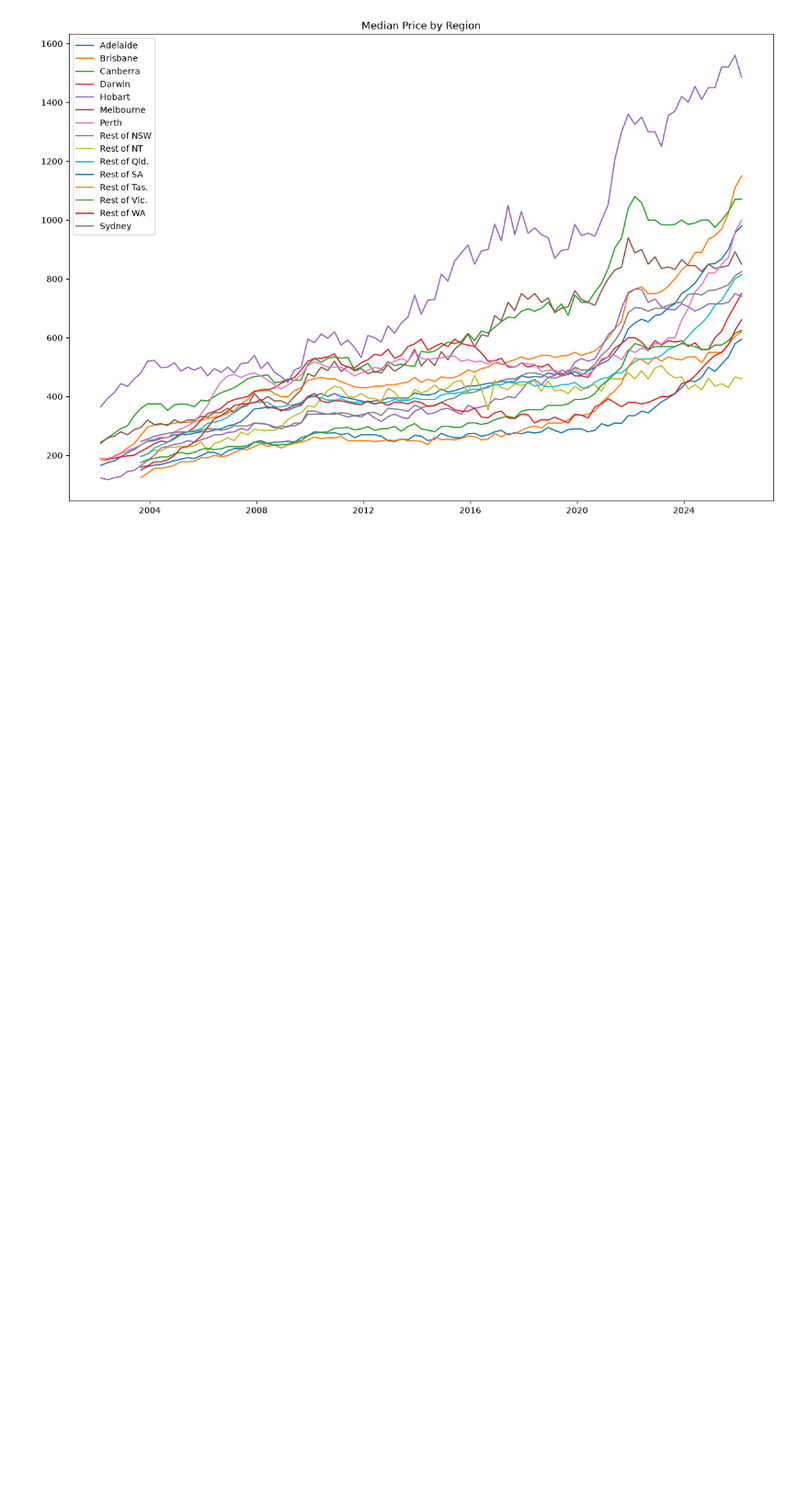
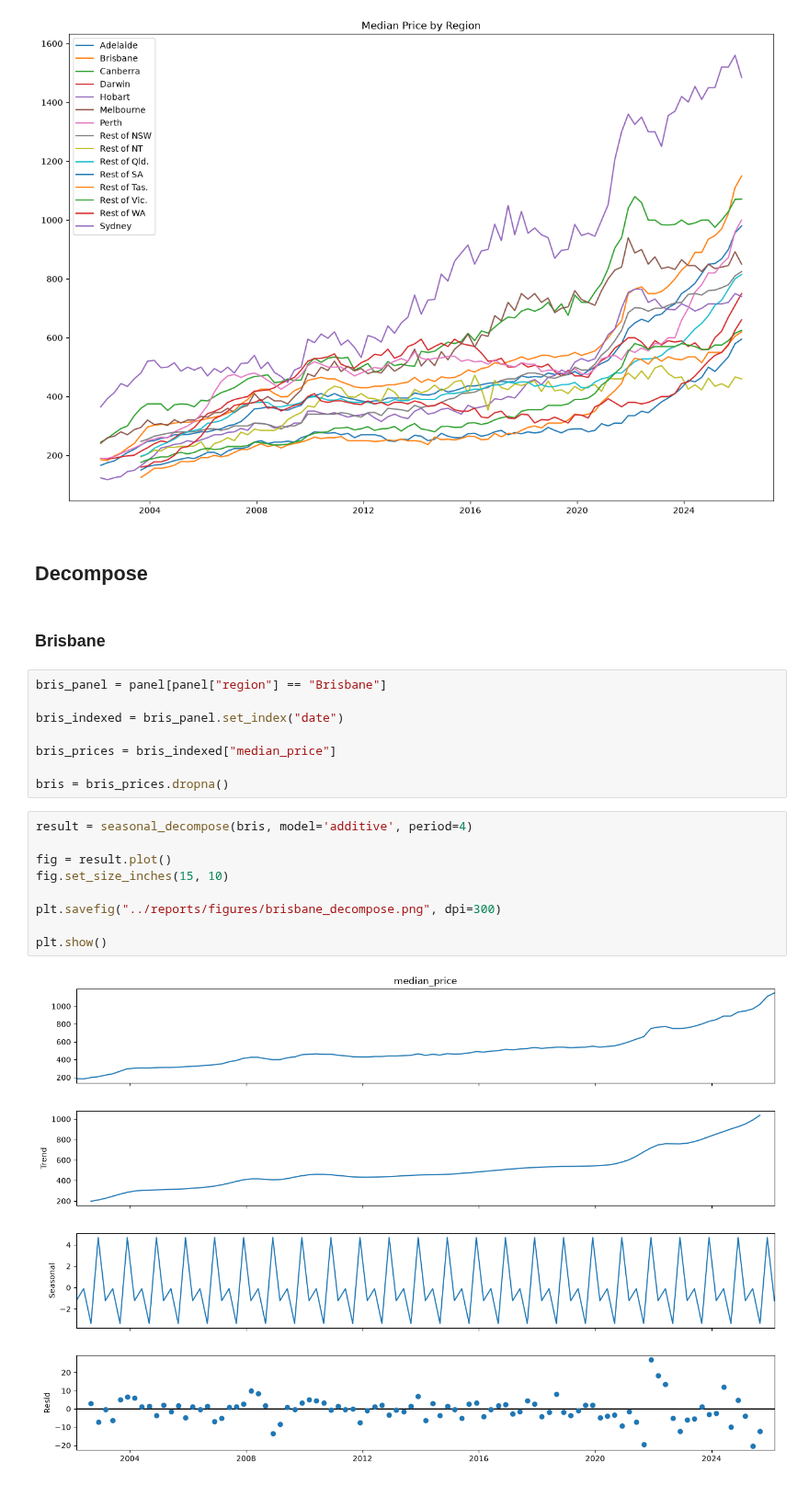
Before and after one commit to EddieYung2335/aus_housing_forecast, a Jupyter notebook: notebooks/01_eda.ipynb, the cells around one changed output. Shown at 92% size. Cells and saved outputs as stored; diff of their text form; blank space fills up the shorter version.

```diff
--- a/notebooks/01_eda.ipynb
+++ b/notebooks/01_eda.ipynb
@@ -96,3 +90,26 @@ plt.savefig("../reports/figures/median_price_by_region.png", dpi=300)
 plt.show()
 # %% [output]
 [figure]
+# %% [markdown]
+## Decompose
+# %% [markdown]
+### Brisbane
+# %%
+bris_panel = panel[panel["region"] == "Brisbane"]
+
+bris_indexed = bris_panel.set_index("date")
+
+bris_prices = bris_indexed["median_price"]
+
+bris = bris_prices.dropna()
+# %%
+result = seasonal_decompose(bris, model='additive', period=4)
+
+fig = result.plot()
+fig.set_size_inches(15, 10)
+
+plt.savefig("../reports/figures/brisbane_decompose.png", dpi=300)
+
+plt.show()
+# %% [output]
+[figure, added]
```
Also changed, not shown: parts of 30 cells of this notebook, 10 other files.
